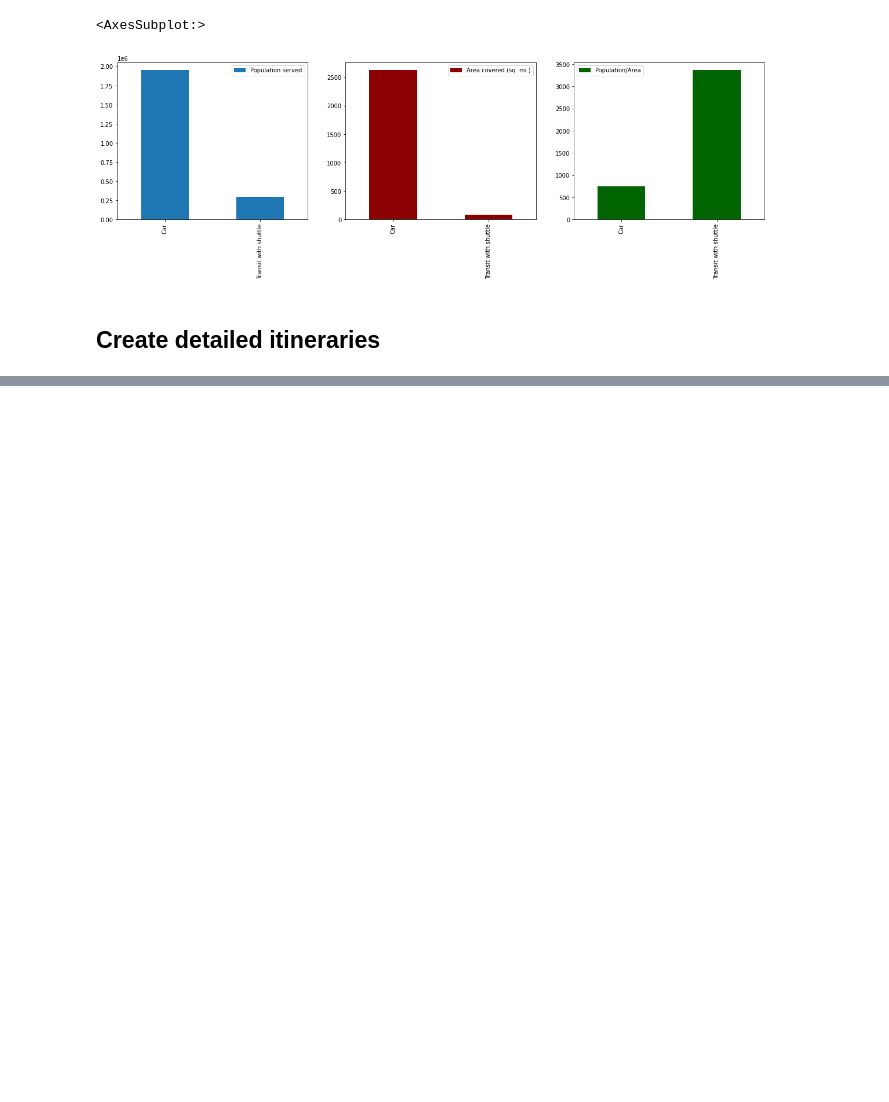
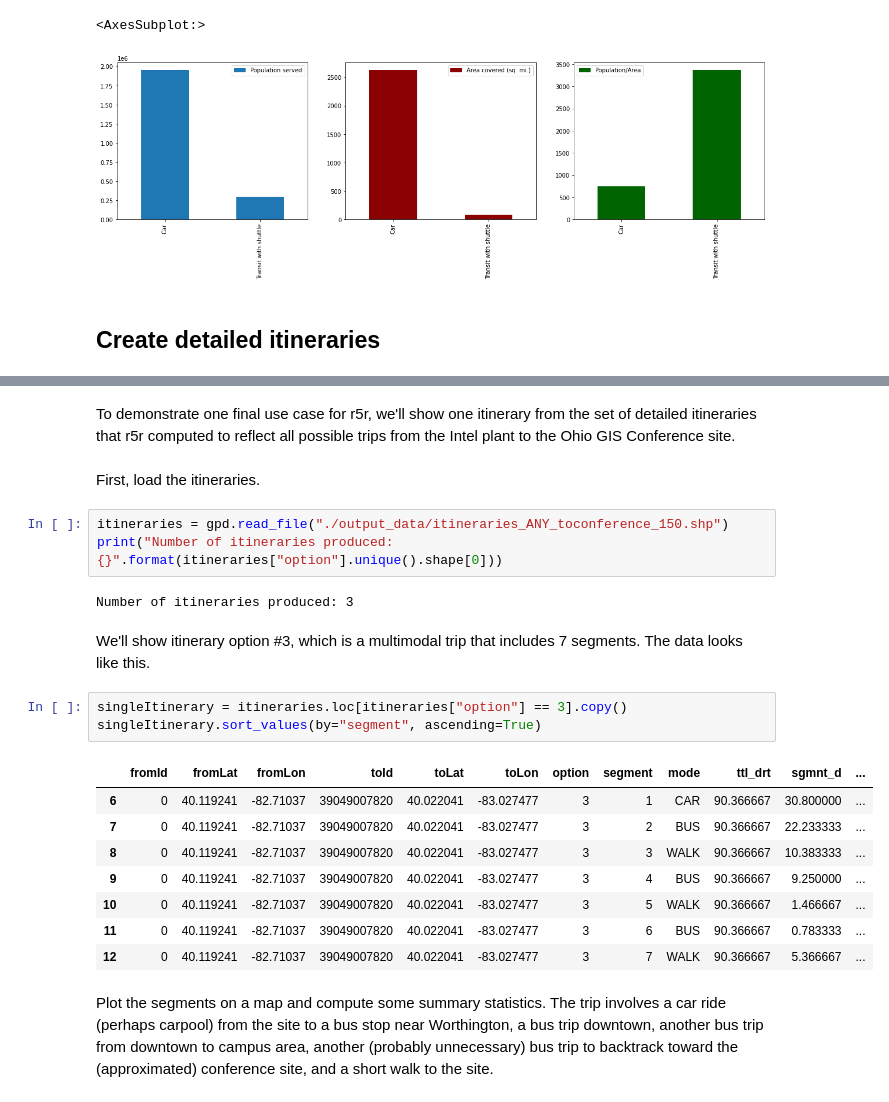
Before and after one commit to aporr/r5r-demo, a Jupyter notebook: Step 3 - Final analysis.ipynb, the cells around one changed output, grey strips where cells are left out. Saved outputs shown, nothing was run; the diff lists cells and outputs as text; blank space fills up the shorter version.

```diff
--- a/Step 3 - Final analysis.ipynb
+++ b/Step 3 - Final analysis.ipynb
@@ -488,0 +519,25 @@ Biking distance (meters): 0
+# %% [markdown]
+To demonstrate one final use case for r5r, we'll show one itinerary from the set of detailed itineraries that r5r computed to reflect all possible trips from the Intel plant to the Ohio GIS Conference site.
+# %% [markdown]
+First, load the itineraries.
+# %%
+itineraries = gpd.read_file("./output_data/itineraries_ANY_toconference_150.shp")
+print("Number of itineraries produced: {}".format(itineraries["option"].unique().shape[0]))
+# %% [output]
+Number of itineraries produced: 3
+# %% [markdown]
+We'll show itinerary option #3, which is a multimodal trip that includes 7 segments.  The data looks like this.
+# %%
+singleItinerary = itineraries.loc[itineraries["option"] == 3].copy()
+singleItinerary.sort_values(by="segment", ascending=True)
+# %% [output]
+|  | fromId | fromLat | fromLon | toId | toLat | toLon | option | segment | mode | ttl_drt | sgmnt_d | ... |
+| 6 | 0 | 40.119241 | -82.71037 | 39049007820 | 40.022041 | -83.027477 | 3 | 1 | CAR | 90.366667 | 30.800000 | ... |
+| 7 | 0 | 40.119241 | -82.71037 | 39049007820 | 40.022041 | -83.027477 | 3 | 2 | BUS | 90.366667 | 22.233333 | ... |
+| 8 | 0 | 40.119241 | -82.71037 | 39049007820 | 40.022041 | -83.027477 | 3 | 3 | WALK | 90.366667 | 10.383333 | ... |
+| 9 | 0 | 40.119241 | -82.71037 | 39049007820 | 40.022041 | -83.027477 | 3 | 4 | BUS | 90.366667 | 9.250000 | ... |
+| 10 | 0 | 40.119241 | -82.71037 | 39049007820 | 40.022041 | -83.027477 | 3 | 5 | WALK | 90.366667 | 1.466667 | ... |
+| 11 | 0 | 40.119241 | -82.71037 | 39049007820 | 40.022041 | -83.027477 | 3 | 6 | BUS | 90.366667 | 0.783333 | ... |
+| 12 | 0 | 40.119241 | -82.71037 | 39049007820 | 40.022041 | -83.027477 | 3 | 7 | WALK | 90.366667 | 5.366667 | ... |
+# %% [markdown]
+Plot the segments on a map and compute some summary statistics.  The trip involves a car ride (perhaps carpool) from the site to a bus stop near Worthington, a bus trip downtown, another bus trip from downtown to campus area, another (probably unnecessary) bus trip to backtrack toward the (approximated) conference site, and a short walk to the site.
```
Also changed, not shown: parts of 56 cells of this notebook, 14 other files.
